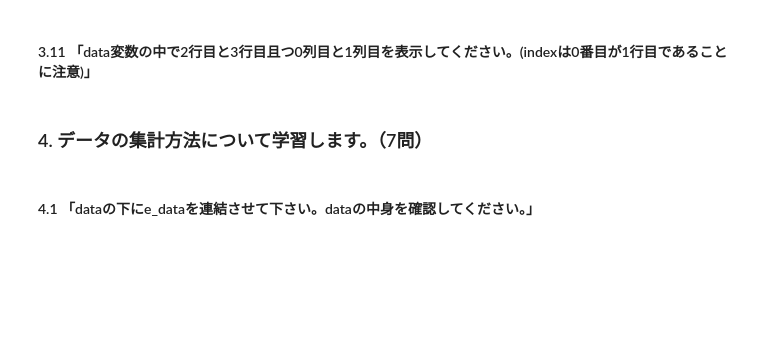
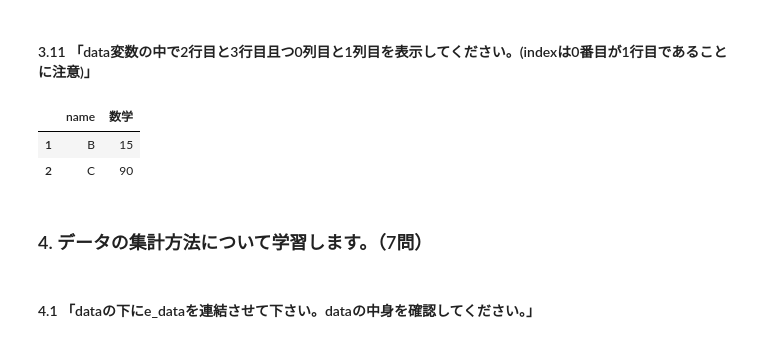
Before and after one commit to wataridmm/practice, a Jupyter notebook: pandas_editor.ipynb, the cells around one changed output. Cells and saved outputs as stored; diff of their text form; code cells hidden in the pictures; blank space fills up the shorter version.

```diff
--- a/pandas_editor.ipynb
+++ b/pandas_editor.ipynb
@@ -194,5 +228,11 @@ len(data[data['数学'] >= 50])
 # %% [markdown]
 #### 3.11 「data変数の中で2行目と3行目且つ0列目と1列目を表示してください。(indexは0番目が1行目であることに注意)」
+# %%
+data.iloc[1:3,[0,1]]
+# %% [output]
+|  | name | 数学 |
+| 1 | B | 15 |
+| 2 | C | 90 |
 # %% [markdown]
 ### 4. データの集計方法について学習します。（7問）
 # %% [markdown]
```
Also changed, not shown: parts of 7 cells of this notebook.
